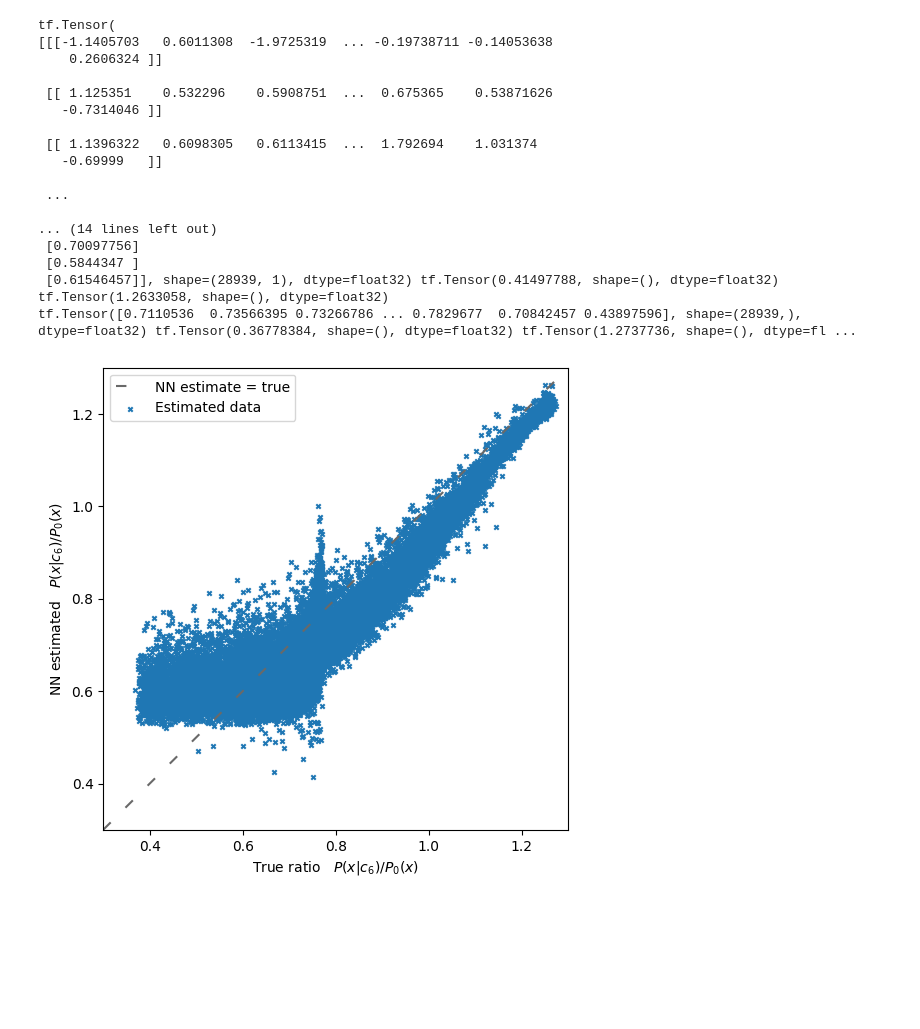
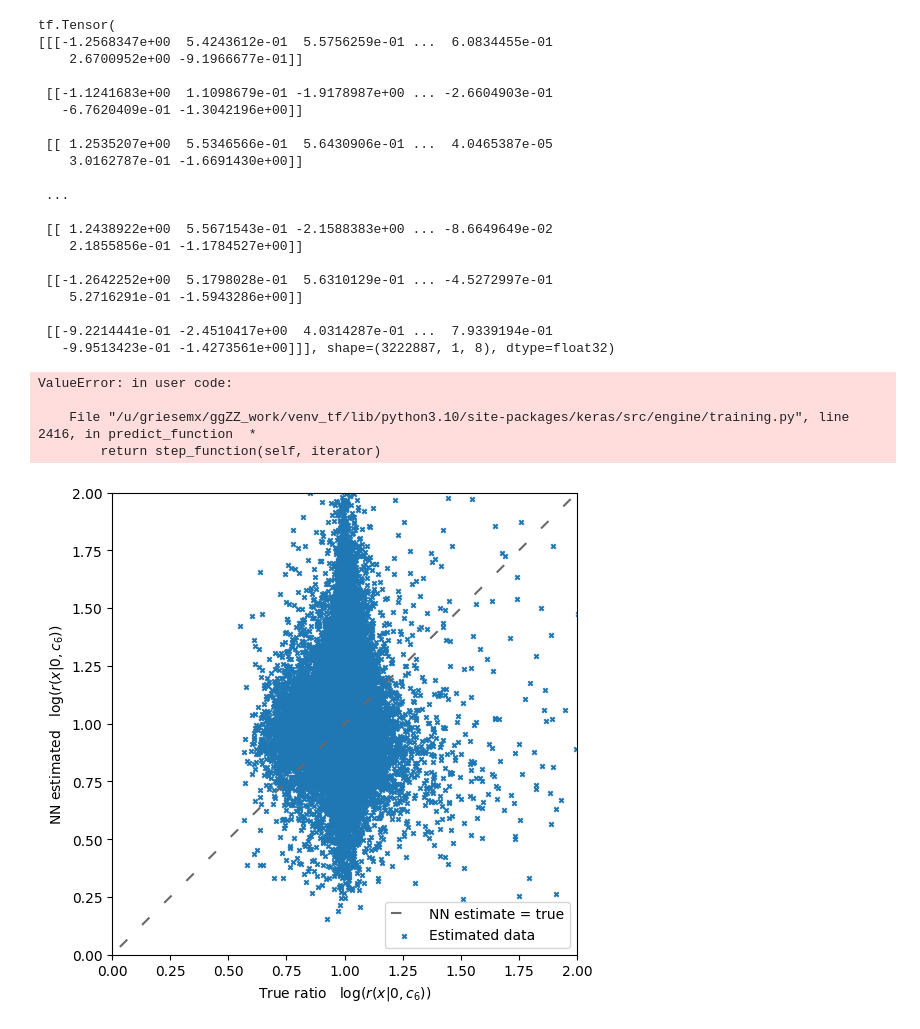
Before and after one commit to taehyounpark/higgs-offshell-interpretation, a Jupyter notebook: classifier-nn-new.ipynb, the cells around one changed output. Drawn from its saved outputs; the diff is of its cells as text; code cells hidden in the pictures; blank space fills up the shorter version.

Commit message:
Big update for more/ different plots for different job types. TODO: cleanup

```diff
--- a/classifier-nn-new.ipynb
+++ b/classifier-nn-new.ipynb
@@ -38,2 +51,14 @@ sample.events = sample.events[300000:]
+# %%
+def get_components(config):
+    component_flag = np.array(config['flags'])[np.where(np.array(config['flags']) in ['sig', 'int', 'sig-vs-sbi', 'int-vs-sbi', 'bkg-vs-sbi'])]
+    component_flag = component_flag[0] if component_flag.shape[0] != 0 else 'sbi'
+    component_1, component_2 = component_flag.split('-')[0], component_flag.split('-')[-1]
+
+    comp_dict = {'sig': msq.Component.SIG,
+                 'int': msq.Component.INT,
+                 'bkg': msq.Component.BKG,
+                 'sbi': msq.Component.SBI}
+
+    return (comp_dict[component_1], comp_dict[component_2])
 # %%
 z_chooser = zpair.ZPairChooser(bounds1=(50,115), bounds2=(50,115), algorithm='leastsquare')
@@ -56,7 +95,7 @@ c6_weights, c6_prob = c6_mod.modify(sample=sample, c6=c6_values)
 data = []
 
 signal_weights = c6_prob
-background_weights = tf.convert_to_tensor(sample[component].probabilities)[:,tf.newaxis]
+background_weights = tf.convert_to_tensor(sample[component_2].probabilities)[:,tf.newaxis]
 
 for i in range(len(c6_values)):
     param = c6_values[i]
@@ -64,7 +103,13 @@ for i in range(len(c6_values)):
     sig_weights = tf.cast(signal_weights.T[i][:,tf.newaxis], tf.float32)
     bkg_weights = tf.cast(background_weights, tf.float32)
 
-    data.append(tf.concat([kin_variables, tf.ones(kin_variables.shape[0])[:,tf.newaxis]*param, sig_weights, bkg_weights], axis=1))
+    print(sig_weights)
+    print(bkg_weights)
+
+    if len(c6_values)==1:
+        data.append(tf.concat([kin_variables, sig_weights, bkg_weights], axis=1))
+    else:
+        data.append(tf.concat([kin_variables, tf.ones(kin_variables.shape[0])[:,tf.newaxis]*param, sig_weights, bkg_weights], axis=1))
 
 test_data = tf.reshape(tf.convert_to_tensor(data), (tf.convert_to_tensor(data).shape[0]*tf.convert_to_tensor(data).shape[1], tf.convert_to_tensor(data).shape[2]))
 
@@ -87,19 +136,21 @@ tf.Tensor(
 # %%
 scaler = StandardScaler()
+
+print(test_data, test_data.shape)
 
 scaler.mean_ = scaler_config['scaler.mean_']
 scaler.var_ = scaler_config['scaler.var_']
 scaler.scale_ = scaler_config['scaler.scale_']
 
-test_data = tf.concat([scaler.transform(test_data[:,:8]), test_data[:,8:]], axis=1)
+test_data = tf.concat([scaler.transform(test_data[:,:-2]), test_data[:,-2:]], axis=1)
 
 print(test_data, test_data.shape)
 
-mu = tf.reduce_sum(test_data[:,:8], axis=0)/test_data.shape[0]
+mu = tf.reduce_sum(test_data[:,:-2], axis=0)/test_data.shape[0]
 
 print('Mean (after):', mu)
 
-sigma = tf.math.reduce_std(test_data[:,:8], axis=0)
+sigma = tf.math.reduce_std(test_data[:,:-2], axis=0)
 
 print('sigma (after):', sigma)
 # %% [output]
@@ -131,7 +179,7 @@ data = test_data[:,:8][:,np.newaxis]
 print(data)
 predictions = model.predict(data, verbose=1)
 
-real_ratios = test_data[:,9]/test_data[:,10]
+real_ratios = test_data[:,8]/test_data[:,9]
 
 predictions = tf.convert_to_tensor(predictions)
 
@@ -147,38 +195,45 @@ real = real_ratios.numpy()
 pred = ratios.numpy()
 # %% [output]
 tf.Tensor(
-[[[-1.1405703   0.6011308  -1.9725319  ... -0.19738711 -0.14053638
-    0.2606324 ]]
+[[[-1.2568347e+00  5.4243612e-01  5.5756259e-01 ...  6.0834455e-01
+    2.6700952e+00 -9.1966677e-01]]
 
- [[ 1.125351    0.532296    0.5908751  ...  0.675365    0.53871626
-   -0.7314046 ]]
+ [[-1.1241683e+00  1.1098679e-01 -1.9178987e+00 ... -2.6604903e-01
+   -6.7620409e-01 -1.3042196e+00]]
 
- [[ 1.1396322   0.6098305   0.6113415  ...  1.792694    1.031374
-   -0.69999   ]]
+ [[ 1.2535207e+00  5.5346566e-01  5.6430906e-01 ...  4.0465387e-05
+    3.0162787e-01 -1.6691430e+00]]
 
  ...
 
-... (14 lines left out)
- [0.70097756]
- [0.5844347 ]
- [0.61546457]], shape=(28939, 1), dtype=float32) tf.Tensor(0.41497788, shape=(), dtype=float32) tf.Tensor(1.2633058, shape=(), dtype=float32)
-tf.Tensor([0.7110536  0.73566395 0.73266786 ... 0.7829677  0.70842457 0.43897596], shape=(28939,), dtype=float32) tf.Tensor(0.36778384, shape=(), dtype=float32) tf.Tensor(1.2737736, shape=(), dtype=fl ...
+ [[ 1.2438922e+00  5.5671543e-01 -2.1588383e+00 ... -8.6649649e-02
+    2.1855856e-01 -1.1784527e+00]]
+
+ [[-1.2642252e+00  5.1798028e-01  5.6310129e-01 ... -4.5272997e-01
+    5.2716291e-01 -1.5943286e+00]]
+
+ [[-9.2214441e-01 -2.4510417e+00  4.0314287e-01 ...  7.9339194e-01
+   -9.9513423e-01 -1.4273561e+00]]], shape=(3222887, 1, 8), dtype=float32)
+ValueError: in user code:
+
+    File "/u/griesemx/ggZZ_work/venv_tf/lib/python3.10/site-packages/keras/src/engine/training.py", line 2416, in predict_function  *
+        return step_function(self, iterator)
 # %%
-lnspc = np.linspace(0.3,1.3)
+lnspc = np.linspace(-3.0,2.5)
 
 plt.figure(figsize=(6,6))
 
 plt.plot(lnspc, lnspc, color='dimgray', linestyle=(0,(5,10)), label='NN estimate = true')
 plt.scatter(real, pred, s=10, marker='x', label=f'Estimated data')
-plt.xlabel(u'True ratio   $P(x|c_6)/P_0(x)$')
-plt.ylabel(u'NN estimated   $P(x|c_6)/P_0(x)$')
-plt.xlim(0.3,1.3)
-plt.ylim(0.3,1.3)
+plt.xlabel(u'True ratio   log$(r(x|0,c_6))$')#$P(x|c_6)/P_0(x)$')
+plt.ylabel(u'NN estimated   log$(r(x|0,c_6))$')#$P(x|c_6)/P_0(x)$')
+plt.xlim(0.0,2.0)
+plt.ylim(0.0,2.0)
 plt.legend()
 
 plt.show()
 # %% [output]
-[figure, old version]
+[figure, new version]
 # %%
 hist_prm = ''
 
```
Also changed, not shown: parts of 14 cells of this notebook.
